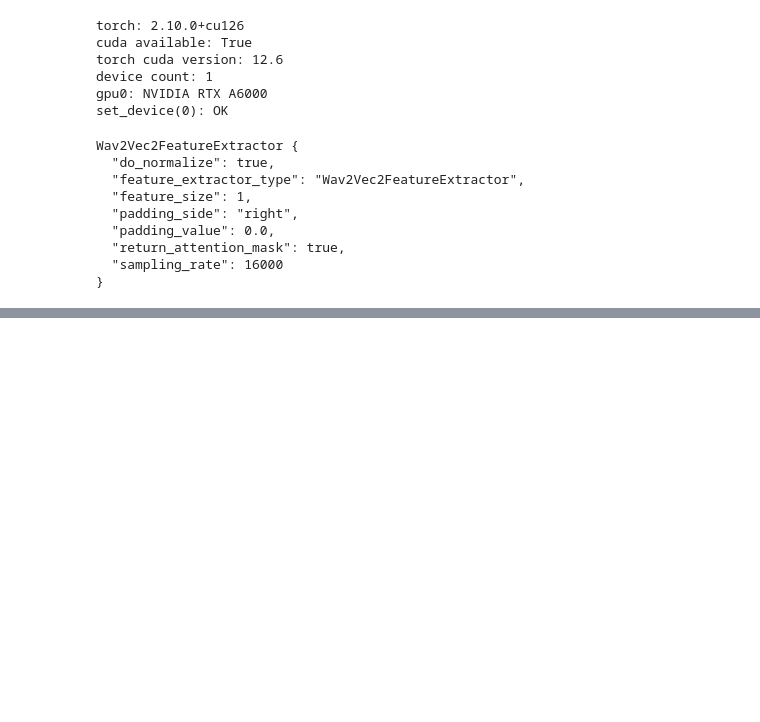
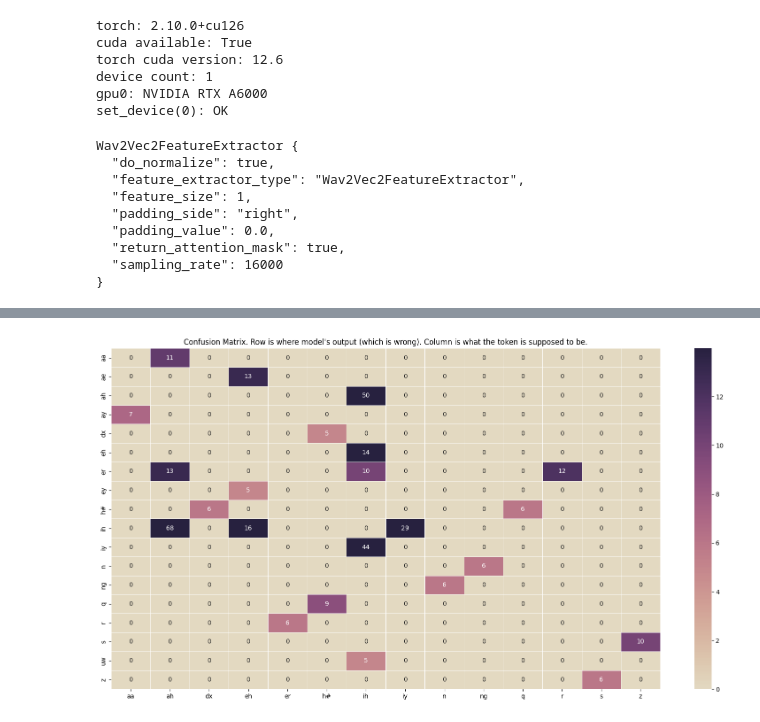
Before and after one commit to fredy-rojas/07_FR_phone, a Jupyter notebook: notebooks/02_tuto/02_hug_audio/FR_finetuning_wav2vec2_KagglePhones.ipynb, the cells around one changed output, grey strips where cells are left out. Saved outputs shown, nothing was run; the diff lists cells and outputs as text; code cells hidden in the pictures; blank space fills up the shorter version.

```diff
--- a/notebooks/02_tuto/02_hug_audio/FR_finetuning_wav2vec2_KagglePhones.ipynb
+++ b/notebooks/02_tuto/02_hug_audio/FR_finetuning_wav2vec2_KagglePhones.ipynb
@@ -1469,0 +1800,9 @@ KeyboardInterrupt:
+# %%
+replace_freqs = {}
+for replace in replaces:
+    if replace not in replace_freqs:
+        replace_freqs[replace] = 0
+    replace_freqs[replace] += 1
+# %%
+sorted_replace_freqs = sorted(replace_freqs.items(), key=lambda x: x[-1], reverse=True)
+top_replace_freqs = list(filter(lambda x: x[-1] >= 5, sorted_replace_freqs))
@@ -1469,0 +1829,20 @@ KeyboardInterrupt:
+# %%
+src = set([src_token for (src_token, dst_token), freq in top_replace_freqs])
+dst = set([dst_token for (src_token, dst_token), freq in top_replace_freqs])
+
+src_indices = {x: i for i, x in enumerate(sorted(src))}
+dst_indices = {x: i for i, x in enumerate(sorted(dst))}
+# %%
+matrix = [[0]*len(dst_indices) for _ in range(len(src_indices))]
+
+for (src_token, dst_token), freq in top_replace_freqs:
+    src_idx = src_indices[src_token]
+    dst_idx = dst_indices[dst_token]
+    matrix[src_idx][dst_idx] = freq
+# %%
+plt.figure(figsize=(20,10))
+ax = sns.heatmap(matrix, linewidth=0.5, xticklabels=sorted(dst), yticklabels=sorted(src), cmap=sns.color_palette("ch:s=-.2,r=.6", as_cmap=True), annot=True, robust=True)
+plt.title("Confusion Matrix. Row is where model's output (which is wrong). Column is what the token is supposed to be.")
+plt.show()
+# %% [output]
+[figure, added]
```
Also changed, not shown: parts of 54 cells of this notebook.
